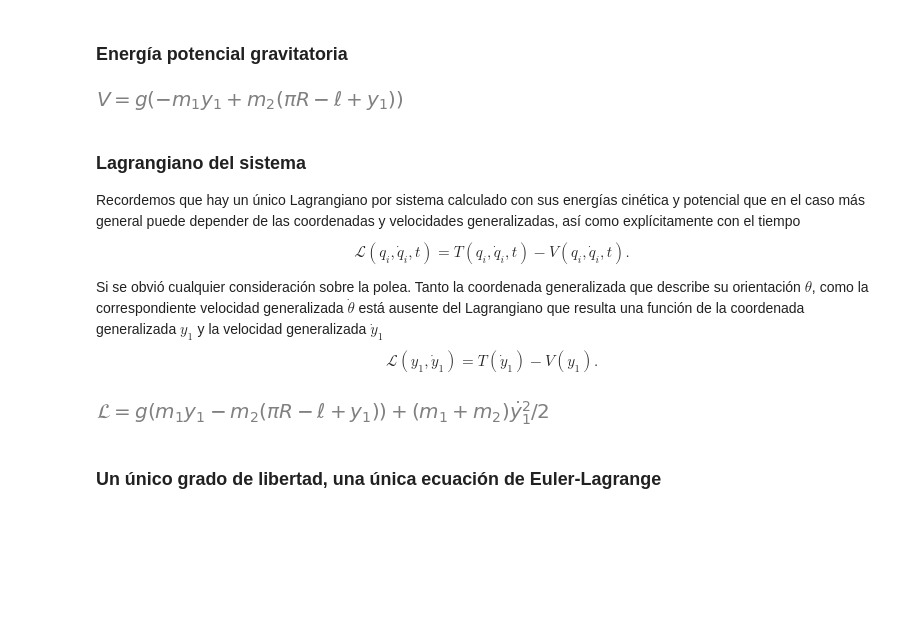
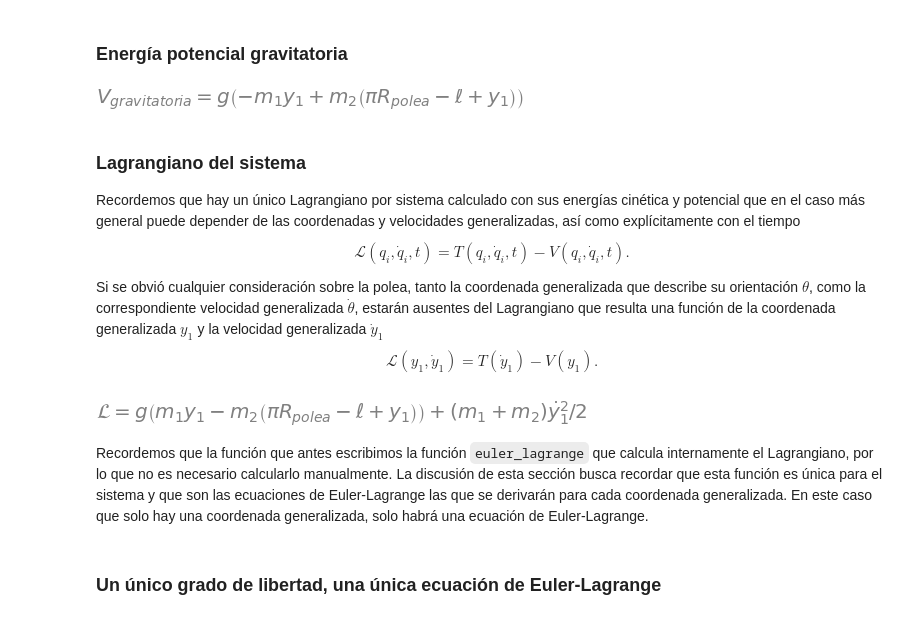
Before and after one commit to unlam/ComputationalAnalyticalMechanics, a Jupyter notebook: 04Constraints/atwoodConstraint.ipynb, the cells around one changed output. Saved outputs shown, nothing was run; the diff lists cells and outputs as text; code cells hidden in the pictures; blank space fills up the shorter version.

```diff
--- a/04Constraints/atwoodConstraint.ipynb
+++ b/04Constraints/atwoodConstraint.ipynb
@@ -60,4 +57,0 @@ $$
-# %%
-y1, y2 = mech.dynamicsymbols('y_1, y_2')
-f1 = sym.Eq(y1+ y2 + sym.pi* R - l, 0 ) # ligadura l como función homogénea
-f1
@@ -84,0 +68,6 @@ m1_r, m2_r
+# %%
+y2_longitudCuerda =  sm.Eq(
+  y2,
+  sm.solveset(ligadura_longitudCuerda, y2).args[0] # args[0] para seleccionar la primer solución (en este caso la única)
+)
+y2_longitudCuerda
@@ -84,0 +78,3 @@ m1_r, m2_r
+# %%
+pesa2_r = pesa2_r.subs(y2, y2_longitudCuerda.rhs)
+pesa1_r, pesa2_r
@@ -145,20 +143,22 @@ def energíaPotencialGravitatoria(masa, posición, aceleracionGravitatoria):
     coordenadaGeneralizada: Símbolo Sympy (sympy.core.symbol.Symbol)
         V = - (m \vec{aceleracionGravitatoria}) \cdot{posición}
     """
-    V_gravitatoria = sym.Eq(
-        sym.Symbol('V_{gravitatoria}'),
+    V_gravitatoria = sm.Eq(
+        sm.Symbol('V_{gravitatoria}'),
         - (masa* aceleracionGravitatoria).dot(posición)
         ).simplify()
     return V_gravitatoria
 # %%
 # Energía potencial
 g_vector = g* (-e.y) # aceleración gravitatoria en -y versor
-m1_V = energíaPotencialGravitatoria(m1, m1_r, g_vector)
-m2_V = energíaPotencialGravitatoria(m2, m2_r, g_vector)
-V = sym.Eq(sym.Symbol('V'), m1_V.rhs + m2_V.rhs ).simplify()
+pesa1_V = energíaPotencialGravitatoria(m1, pesa1_r, g_vector)
+pesa2_V = energíaPotencialGravitatoria(m2, pesa2_r, g_vector)
+V = sm.Eq(
+  pesa1_V.lhs,
+  pesa1_V.rhs + pesa2_V.rhs ).simplify()
 V
 # %% [output]
-[figure, old version]
+[figure, new version]
 # %% [markdown]
 ### Lagrangiano del sistema
 Recordemos que hay un único Lagrangiano por sistema calculado con sus energías cinética y potencial que en el caso más general puede depender de las coordenadas y velocidades generalizadas, así como explícitamente con el tiempo
@@ -166,15 +166,18 @@ $$
 \mathcal{L}(q_i, \dot{q}_i, t) = T(q_i, \dot{q}_i, t)- V(q_i, \dot{q}_i, t).
 $$
 
-Si se obvió cualquier consideración sobre la polea.
-Tanto la coordenada generalizada que describe su orientación $\theta$, como la correspondiente velocidad generalizada $\dot{\theta}$ está ausente del Lagrangiano que resulta una función de la coordenada generalizada $y_1$ y la velocidad generalizada $\dot{y}_1$
+Si se obvió cualquier consideración sobre la polea, tanto la coordenada generalizada que describe su orientación $\theta$, como la correspondiente velocidad generalizada $\dot{\theta}$, estarán ausentes del Lagrangiano que resulta una función de la coordenada generalizada $y_1$ y la velocidad generalizada $\dot{y}_1$
 $$
 \mathcal{L}(y_1, \dot{y}_1) = T(\dot{y}_1)- V(y_1).
 $$
 # %%
-sym.Eq(sym.Symbol('\mathcal{L}'), (T.rhs - V.rhs).simplify() )
+sm.Eq(sm.Symbol('\mathcal{L}'), (T_traslación.rhs - V.rhs).simplify() )
 # %% [output]
-[figure, old version]
+[figure, new version]
+# %% [markdown]
+Recordemos que la función que antes escribimos la función `euler_lagrange` que calcula internamente el Lagrangiano, por lo que no es necesario calcularlo manualmente.
+La discusión de esta sección busca recordar que esta función es única para el sistema y que son las ecuaciones de Euler-Lagrange las que se derivarán para cada coordenada generalizada.
+En este caso que solo hay una coordenada generalizada, solo habrá una ecuación de Euler-Lagrange.
 # %% [markdown]
 ### Un único grado de libertad, una única ecuación de Euler-Lagrange
 # %% [markdown]
```
Also changed, not shown: parts of 62 cells of this notebook, 4 other files.
